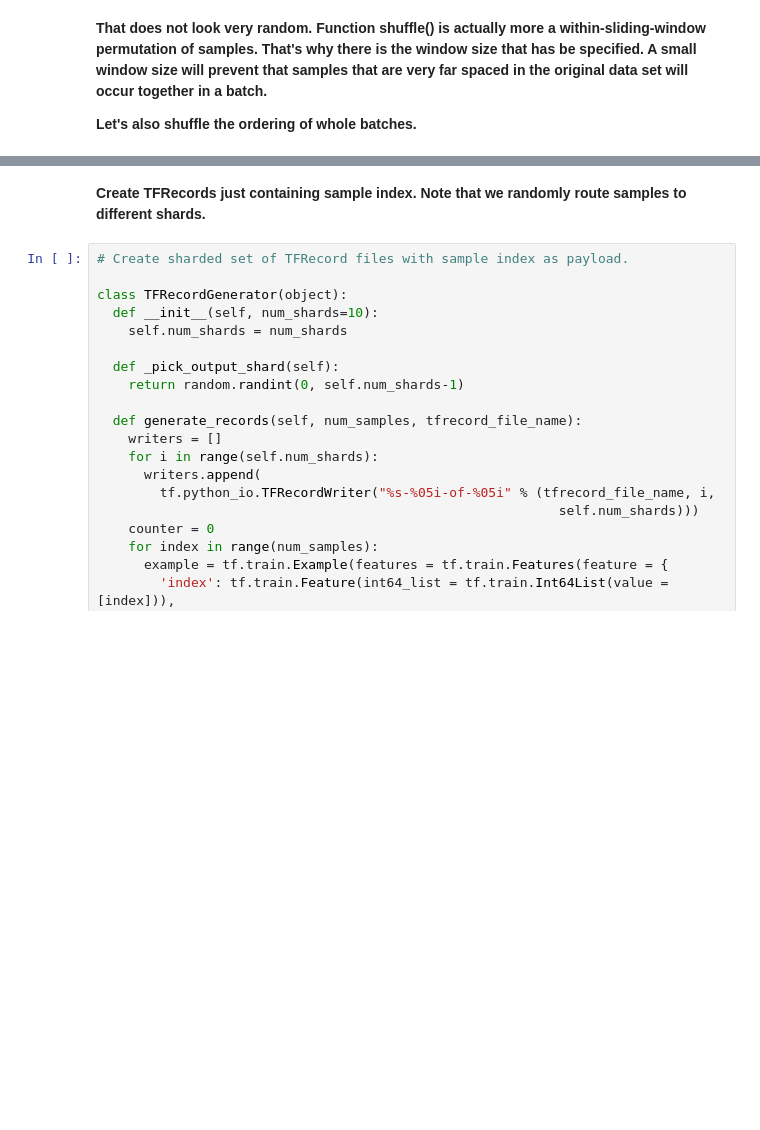
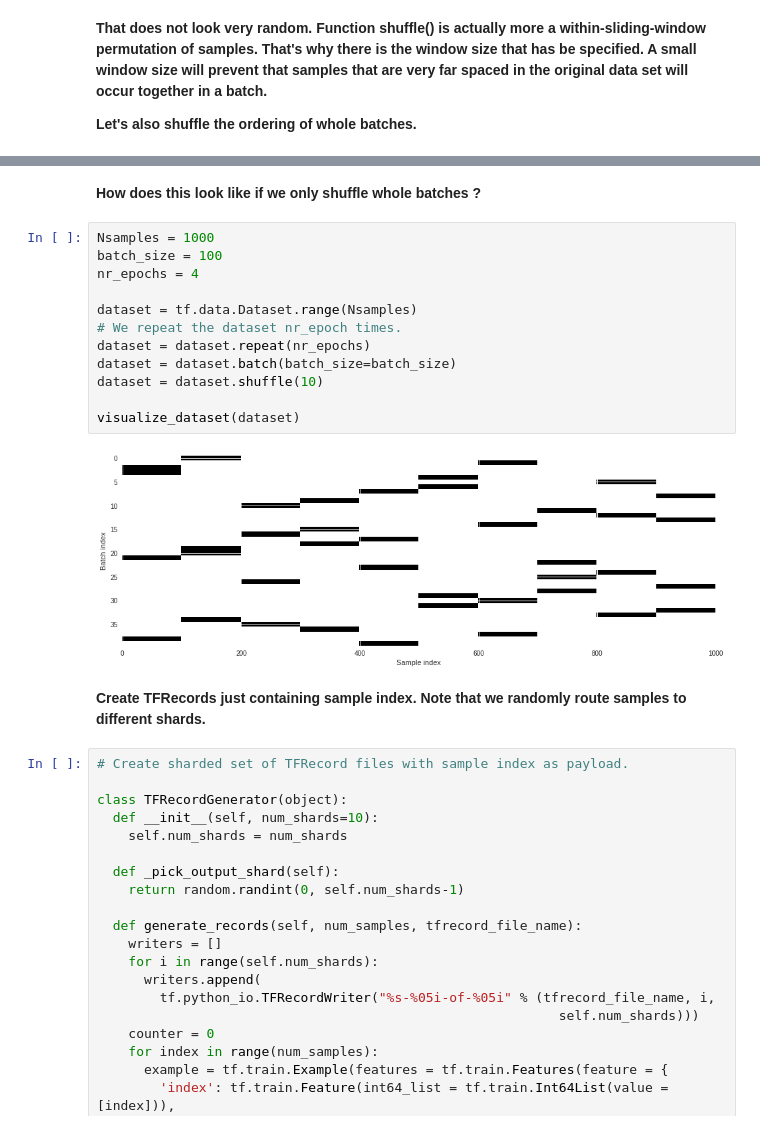
Before and after one commit to christianmerkwirth/colabs, a Jupyter notebook: Understanding_Randomization_in_TF_Datasets.ipynb, the cells around one changed output, grey strips where cells are left out. Cells and saved outputs as stored; diff of their text form; blank space fills up the shorter version.

```diff
--- a/Understanding_Randomization_in_TF_Datasets.ipynb
+++ b/Understanding_Randomization_in_TF_Datasets.ipynb
@@ -100,3 +100,19 @@ visualize_dataset(dataset)
+# %% [markdown]
+**How does this look like if we only shuffle whole batches ?**
+# %%
+Nsamples = 1000
+batch_size = 100
+nr_epochs = 4
+
+dataset = tf.data.Dataset.range(Nsamples)
+# We repeat the dataset nr_epoch times.
+dataset = dataset.repeat(nr_epochs)
+dataset = dataset.batch(batch_size=batch_size)
+dataset = dataset.shuffle(10)
+
+visualize_dataset(dataset)
+# %% [output]
+[figure, added]
 # %% [markdown]
 
 **Create TFRecords just containing sample index. Note that we randomly route samples to different shards.**
```
Also changed, not shown: parts of 8 cells of this notebook.
